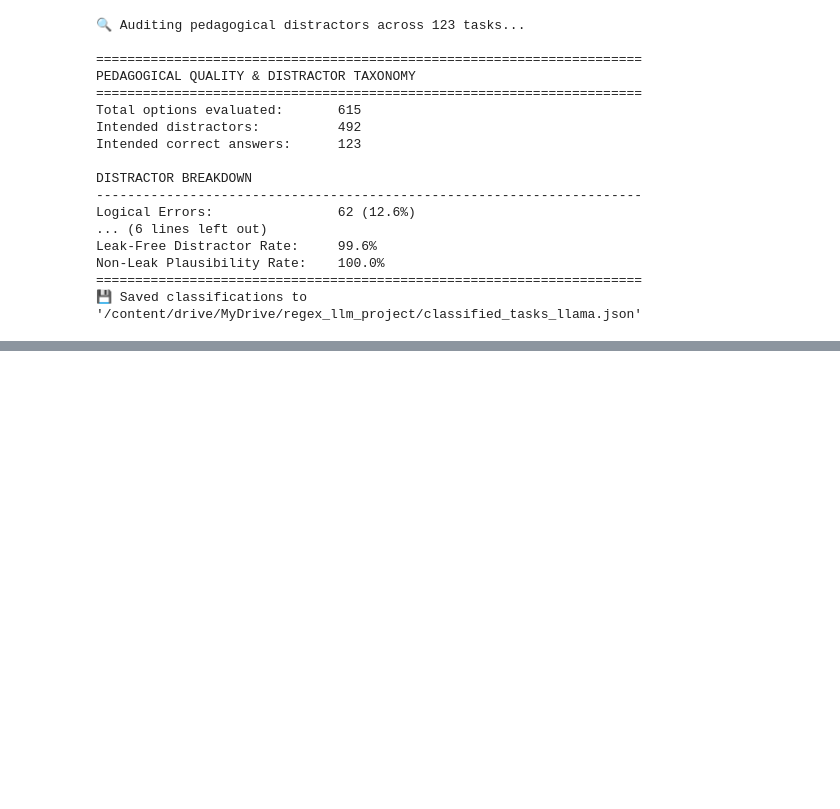
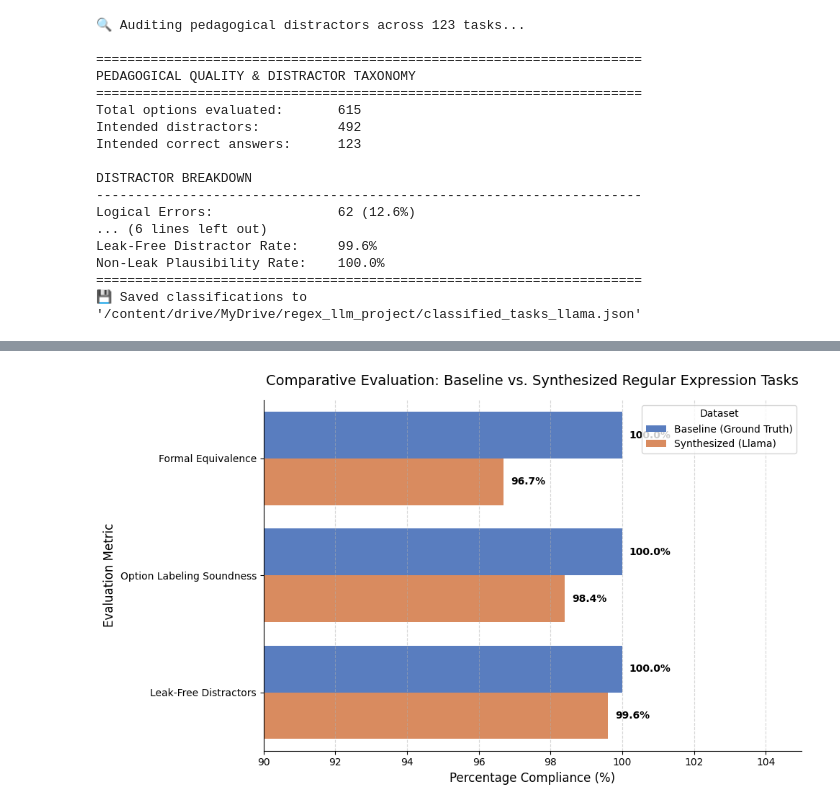
Before and after one commit to kvnxmars/llm-regex-synthesiser, a Jupyter notebook: LLM_Regex_Synthesiser.ipynb, the cells around one changed output, grey strips where cells are left out. Drawn from its saved outputs; the diff is of its cells as text; code cells hidden in the pictures; blank space fills up the shorter version.

Commit message:
added a bar graph of the results

```diff
--- a/LLM_Regex_Synthesiser.ipynb
+++ b/LLM_Regex_Synthesiser.ipynb
@@ -1638,0 +1642,61 @@ Non-Leak Plausibility Rate:    100.0%
+# %%
+import matplotlib.pyplot as plt
+import seaborn as sns
+import pandas as pd
+
+# Prepare comparative data based on the audited and classified results
+# Baseline is historically assumed 100% manually verified, whereas we evaluate synthesized outcomes here.
+comparison_data = {
+    "Metric": [
+        "Formal Equivalence", "Formal Equivalence",
+        "Option Labeling Soundness", "Option Labeling Soundness",
+        "Leak-Free Distractors", "Leak-Free Distractors"
+    ],
+    "Dataset": [
+        "Baseline (Ground Truth)", "Synthesized (Llama)",
+        "Baseline (Ground Truth)", "Synthesized (Llama)",
+        "Baseline (Ground Truth)", "Synthesized (Llama)"
+    ],
+    "Percentage": [
+        100.0, 96.7,   # Formal Equivalence
+        100.0, 98.4,   # Option Soundness
+        100.0, 99.6    # Leak-Free Rate
+    ]
+}
+
+df_compare = pd.DataFrame(comparison_data)
+
+plt.figure(figsize=(10, 6))
+sns.barplot(
+    x="Percentage",
+    y="Metric",
+    hue="Dataset",
+    data=df_compare,
+    palette="muted"
+)
+
+plt.title("Comparative Evaluation: Baseline vs. Synthesized Regular Expression Tasks", fontsize=14, pad=15)
+plt.xlabel("Percentage Compliance (%)", fontsize=12)
+plt.ylabel("Evaluation Metric", fontsize=12)
+plt.xlim(90, 105) # Focus on the high-performance zone to inspect fine variances
+plt.grid(axis='x', linestyle='--', alpha=0.5)
+
+# Annotate the exact percentages on the bar graph
+for p in plt.gca().patches:
+    width = p.get_width()
+    if width > 0:
+        plt.gca().text(
+            width + 0.2,
+            p.get_y() + p.get_height() / 2,
+            f"{width:.1f}%",
+            ha='left',
+            va='center',
+            fontsize=10,
+            fontweight='bold'
+        )
+
+sns.despine()
+plt.tight_layout()
+plt.show()
+# %% [output]
+[figure, added]
```
Also changed, not shown: parts of 1 cell of this notebook.
